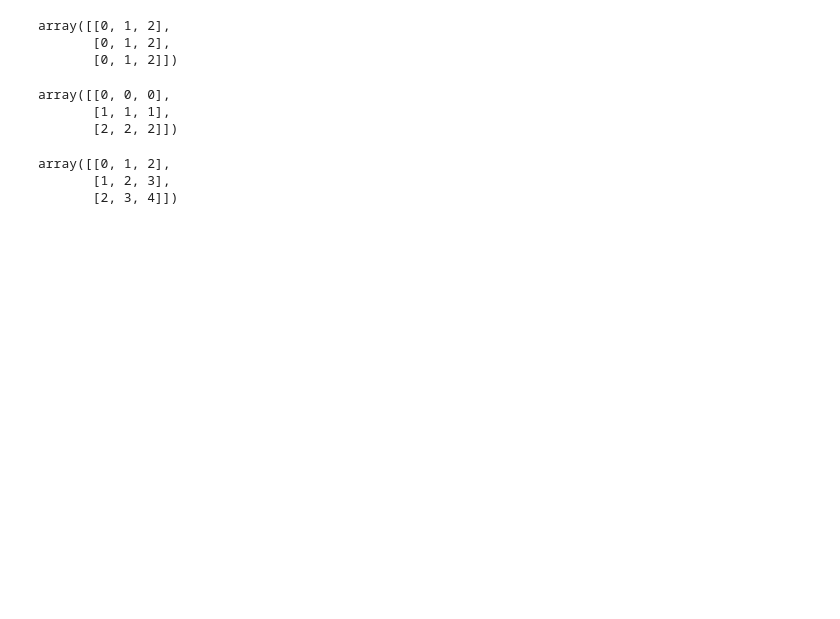
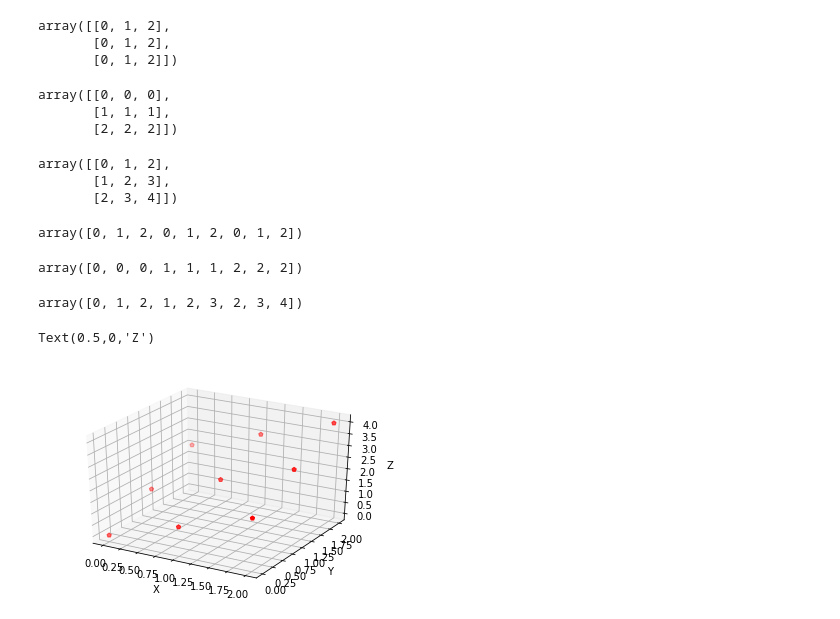
Before and after one commit to ggaarder7/yanhh0.github.io, a Jupyter notebook: np_meshgrid.ipynb, the cells around one changed output. Saved outputs shown, nothing was run; the diff lists cells and outputs as text; code cells hidden in the pictures; blank space fills up the shorter version.

```diff
--- a/np_meshgrid.ipynb
+++ b/np_meshgrid.ipynb
@@ -130,3 +136,29 @@ Z
 array([[0, 1, 2],
        [1, 2, 3],
        [2, 3, 4]])
+# %%
+Xf = np.array(X.flat)
+Yf = np.array(Y.flat)
+Zf = np.array(Z.flat)
+# %%
+Xf
+# %% [output]
+array([0, 1, 2, 0, 1, 2, 0, 1, 2])
+# %%
+Yf
+# %% [output]
+array([0, 0, 0, 1, 1, 1, 2, 2, 2])
+# %%
+Zf
+# %% [output]
+array([0, 1, 2, 1, 2, 3, 2, 3, 4])
+# %%
+fig = plt.figure()
+ax = fig.add_subplot(111, projection='3d')
+ax.scatter(Xf, Yf, Zf, color='r', marker='p')
+ax.set_xlabel('X')
+ax.set_ylabel('Y')
+ax.set_zlabel('Z')
+# %% [output]
+Text(0.5,0,'Z')
+[figure, added]
```
Also changed, not shown: parts of 2 cells of this notebook.
